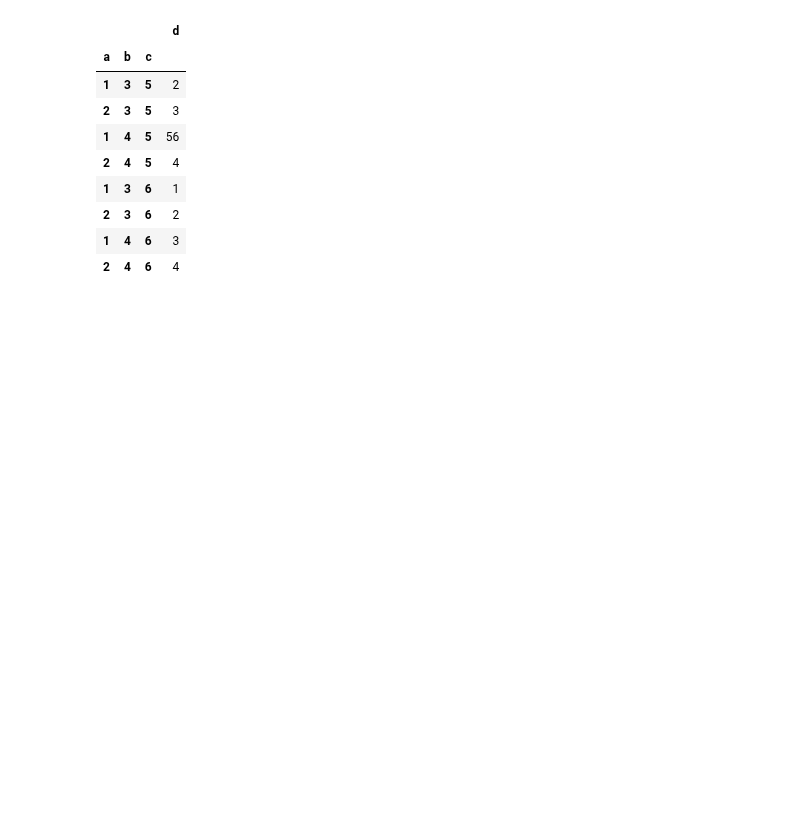
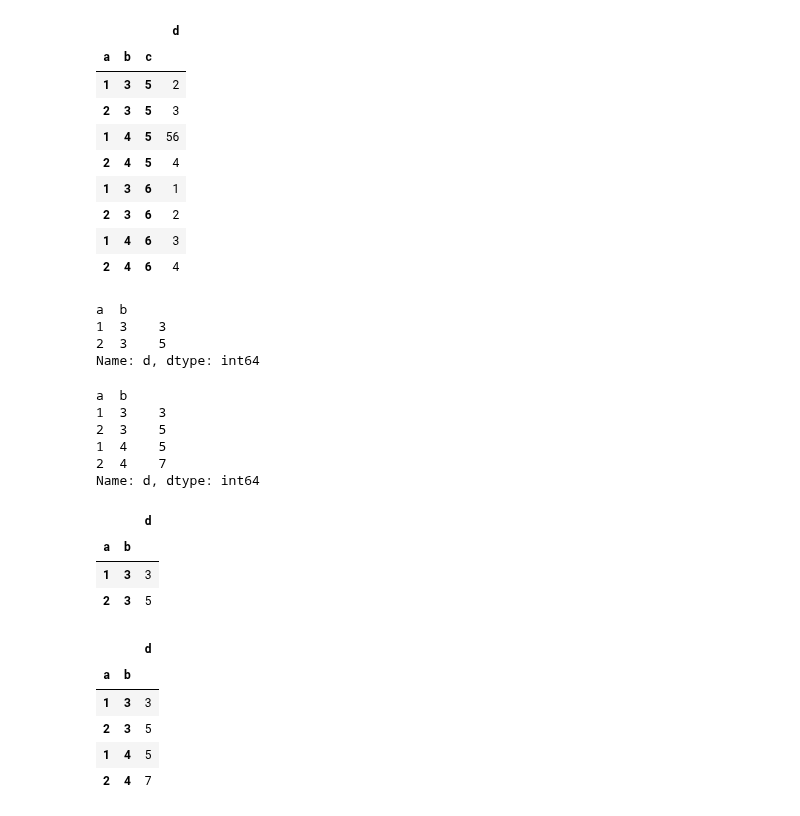
Before and after one commit to ihmeuw/vivarium_data_analysis, a Jupyter notebook: output_processing/lsff/ndbs/2020_10_02_fix_averted_function.ipynb, the cells around one changed output. Cells and saved outputs as stored; diff of their text form; code cells hidden in the pictures; blank space fills up the shorter version.

```diff
--- a/output_processing/lsff/ndbs/2020_10_02_fix_averted_function.ipynb
+++ b/output_processing/lsff/ndbs/2020_10_02_fix_averted_function.ipynb
@@ -356,3 +378,43 @@ df3.set_index(['a','b','c'])
 | 2 | 3 | 6 | 2 |
 | 1 | 4 | 6 | 3 |
 | 2 | 4 | 6 | 4 |
+# %%
+def add_as_series_simple_index(df1, df2):
+    return df1.set_index(['a'])['d'] + df2.set_index(['a','b'])['d']
+
+def add_as_dataframes_simple_index(df1, df2):
+    return df1.set_index(['a'])[['d']] + df2.set_index(['a','b'])[['d']]
+# %%
+# Weird, now the 'b' column is included, even though this should be analogous to the
+# situation above where the 'c' column was excluded from the Series.
+add_as_series_simple_index(df1.query('b==3'), df2.query('b==3'))
+# %% [output]
+a  b
+1  3    3
+2  3    5
+Name: d, dtype: int64
+# %%
+add_as_series_simple_index(df1.query('b==3'), df2)
+# %% [output]
+a  b
+1  3    3
+2  3    5
+1  4    5
+2  4    7
+Name: d, dtype: int64
+# %%
+add_as_dataframes_simple_index(df1.query('b==3'), df2.query('b==3'))
+# %% [output]
+|  |  | d |
+| a | b |  |
+| 1 | 3 | 3 |
+| 2 | 3 | 5 |
+# %%
+add_as_dataframes_simple_index(df1.query('b==3'), df2)
+# %% [output]
+|  |  | d |
+| a | b |  |
+| 1 | 3 | 3 |
+| 2 | 3 | 5 |
+| 1 | 4 | 5 |
+| 2 | 4 | 7 |
```
Also changed, not shown: parts of 9 cells of this notebook.
